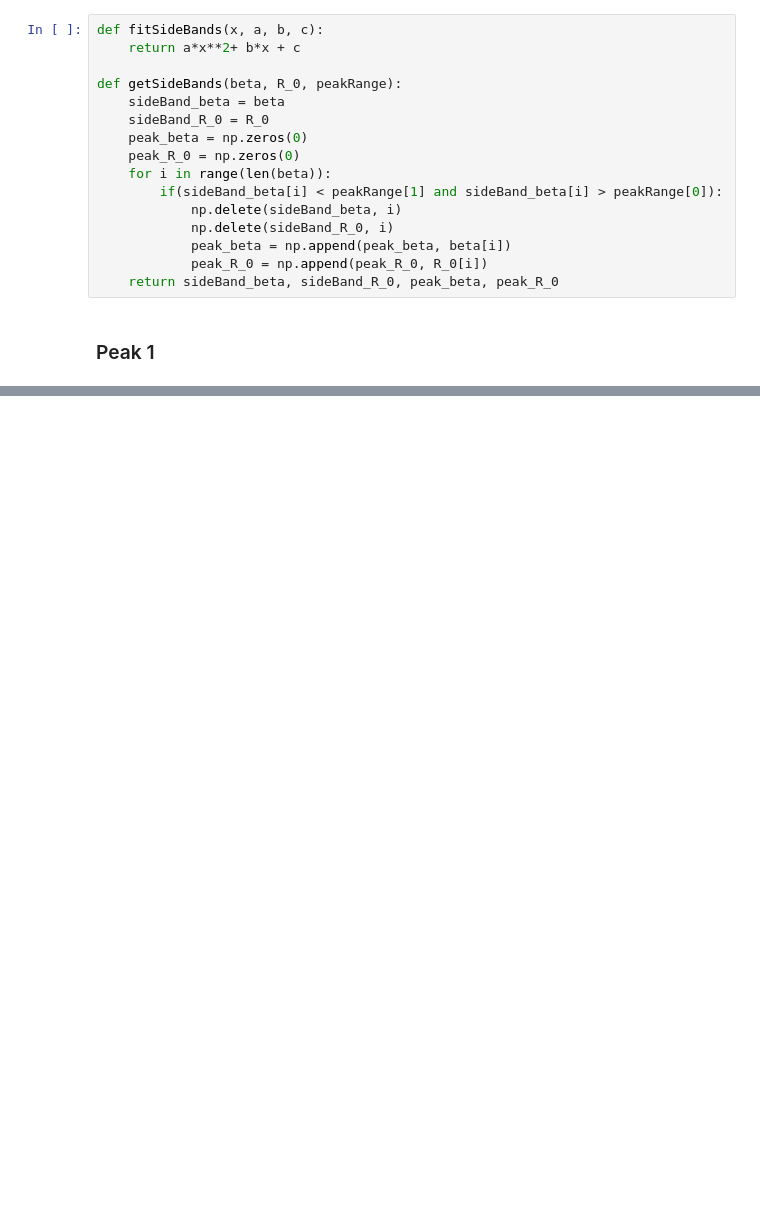
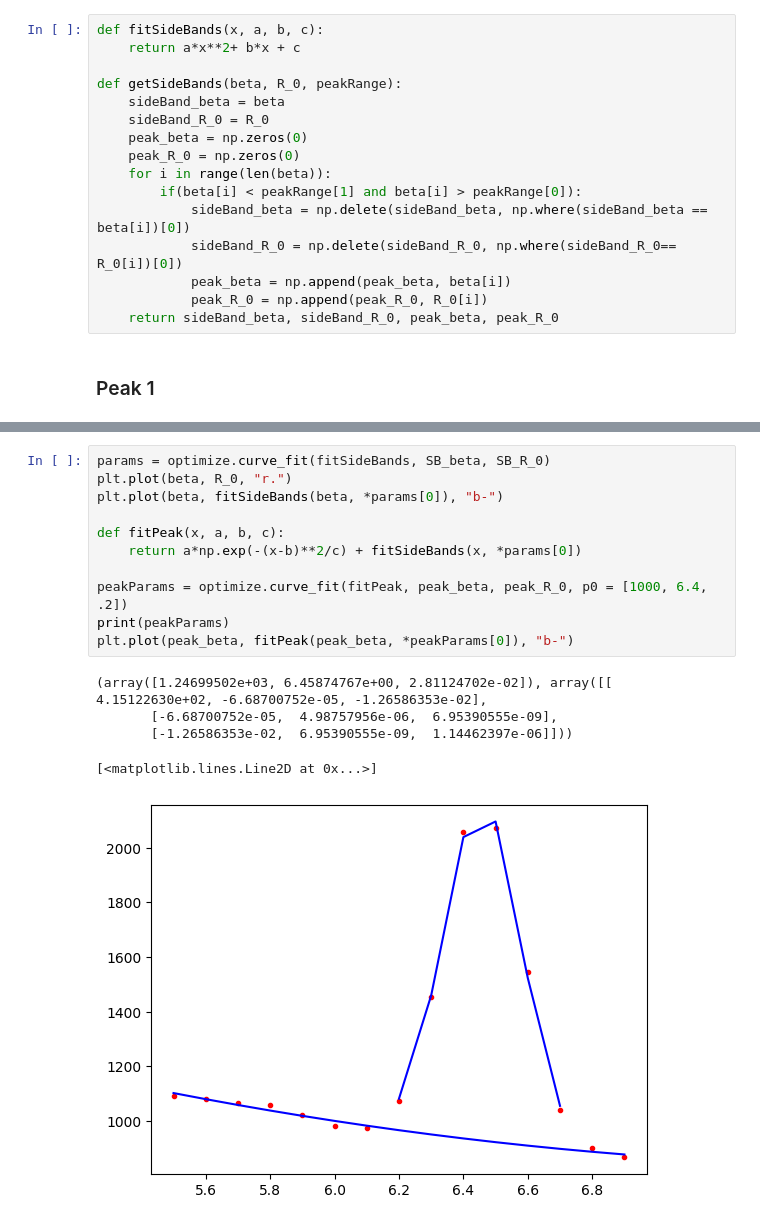
Before and after one commit to KaleStahl/PHYS-506---Advanced-Lab, a Jupyter notebook: Lab 1 - X-Ray Diffraction/Data/X-ray Data Analysis.ipynb, the cells around one changed output, grey strips where cells are left out. Drawn from its saved outputs; the diff is of its cells as text; blank space fills up the shorter version.

Commit message:
Added ability to generate peak location from data

```diff
--- a/Lab 1 - X-Ray Diffraction/Data/X-ray Data Analysis.ipynb
+++ b/Lab 1 - X-Ray Diffraction/Data/X-ray Data Analysis.ipynb
@@ -29,9 +30,9 @@ def getSideBands(beta, R_0, peakRange):
     peak_beta = np.zeros(0)
     peak_R_0 = np.zeros(0)
     for i in range(len(beta)):
-        if(sideBand_beta[i] < peakRange[1] and sideBand_beta[i] > peakRange[0]):
-            np.delete(sideBand_beta, i)
-            np.delete(sideBand_R_0, i)
+        if(beta[i] < peakRange[1] and beta[i] > peakRange[0]):
+            sideBand_beta = np.delete(sideBand_beta, np.where(sideBand_beta == beta[i])[0])
+            sideBand_R_0 = np.delete(sideBand_R_0, np.where(sideBand_R_0== R_0[i])[0])
             peak_beta = np.append(peak_beta, beta[i])
             peak_R_0 = np.append(peak_R_0, R_0[i])
     return sideBand_beta, sideBand_R_0, peak_beta, peak_R_0
@@ -55,0 +52,17 @@ plt.show()
+# %%
+params = optimize.curve_fit(fitSideBands, SB_beta, SB_R_0)
+plt.plot(beta, R_0, "r.")
+plt.plot(beta, fitSideBands(beta, *params[0]), "b-")
+
+def fitPeak(x, a, b, c):
+    return a*np.exp(-(x-b)**2/c) + fitSideBands(x, *params[0])
+
+peakParams = optimize.curve_fit(fitPeak, peak_beta, peak_R_0, p0 = [1000, 6.4, .2])
+print(peakParams)
+plt.plot(peak_beta, fitPeak(peak_beta, *peakParams[0]), "b-")
+# %% [output]
+(array([1.24699502e+03, 6.45874767e+00, 2.81124702e-02]), array([[ 4.15122630e+02, -6.68700752e-05, -1.26586353e-02],
+       [-6.68700752e-05,  4.98757956e-06,  6.95390555e-09],
+       [-1.26586353e-02,  6.95390555e-09,  1.14462397e-06]]))
+[<matplotlib.lines.Line2D at 0x...>]
+[figure, added]
```
Also changed, not shown: parts of 3 cells of this notebook, 1 other file.
